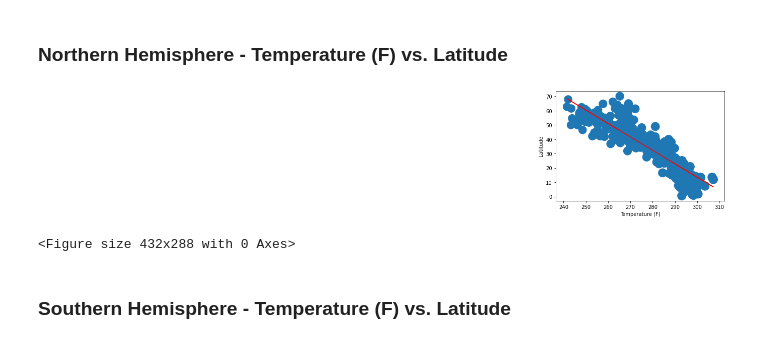
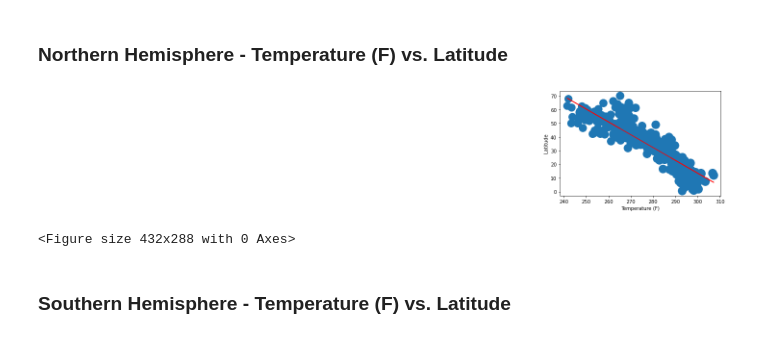
Before and after one commit to SugeilyMG/python-api-challenge, a Jupyter notebook: WeatherPy/WeatherPy.ipynb, the cells around one changed output. Drawn from its saved outputs; the diff is of its cells as text; code cells hidden in the pictures.

```diff
--- a/WeatherPy/WeatherPy.ipynb
+++ b/WeatherPy/WeatherPy.ipynb
@@ -193,19 +193,19 @@ Southern_Hemisphere.to_csv('Results\Southern_Hemisphere.csv')
 # %%
 x_values = Northern_Hemisphere['Temperature (F)']
 y_values = Northern_Hemisphere['Latitude']
 (slope, intercept, rvalue, pvalue, stderr) = linregress(x_values, y_values)
 regress_values = x_values * slope + intercept
 line_eq = "y = " + str(round(slope,2)) + "x + " + str(round(intercept,2))
 plt.scatter(x_values,y_values,marker="o", s=x_values, alpha=1)
 plt.plot(x_values,regress_values,"r-")
 plt.annotate(line_eq,(6,10),fontsize=20,color="red")
-plt.xlim(min(Northern_Hemisphere['Temperature (F)'])-5, max(Northern_Hemisphere['Temperature (F)'])+5)
+
 plt.xlabel("Temperature (F)")
 plt.ylabel('Latitude')
 plt.show()
 plt.savefig("North_TemperaturevsLatitude.png")
 # %% [output]
-[figure, old version]
+[figure, new version]
 <Figure size 432x288 with 0 Axes>
 # %% [markdown]
 ### Southern Hemisphere - Temperature (F) vs. Latitude
```
Also changed, not shown: 2 other files.
